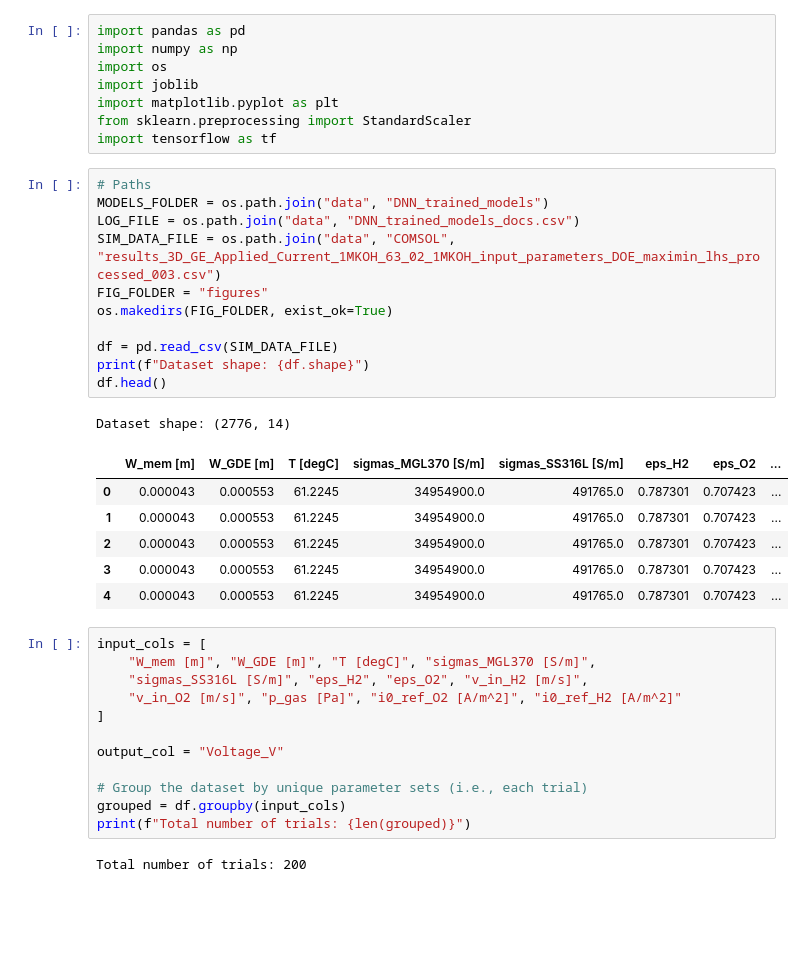
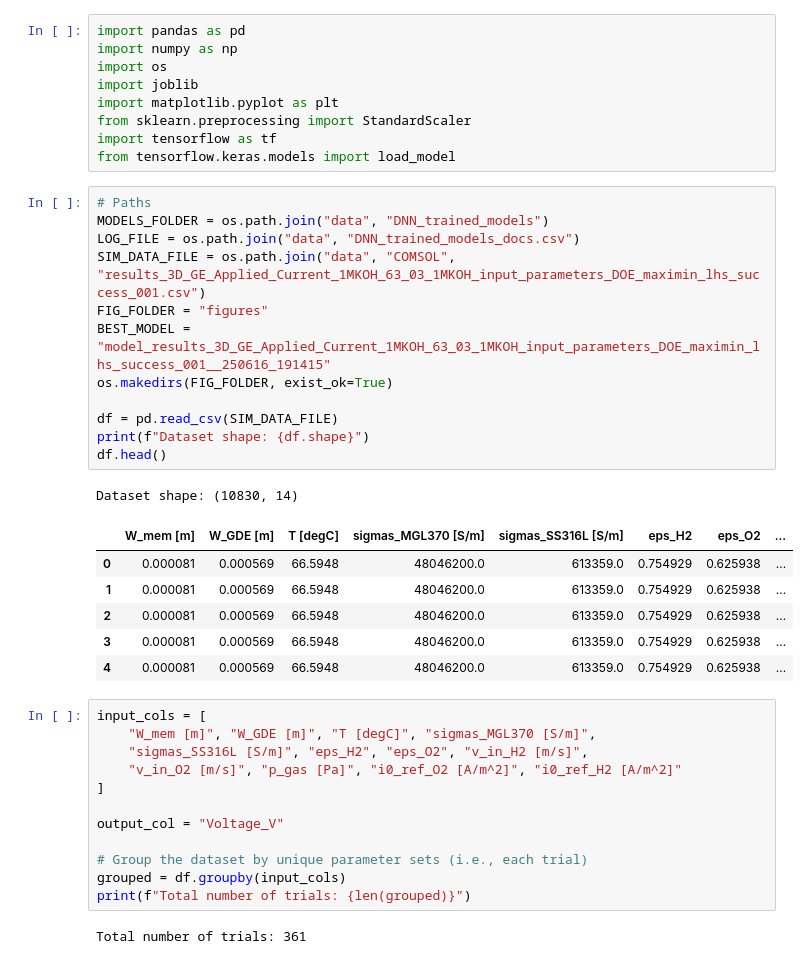
Before and after one commit to eirikur7/AEMWE_SemesterProject, a Jupyter notebook: DNN_eval_predictions.ipynb, the cells around one changed output. Cells and saved outputs as stored; diff of their text form; blank space fills up the shorter version.

```diff
--- a/DNN_eval_predictions.ipynb
+++ b/DNN_eval_predictions.ipynb
@@ -6,25 +6,27 @@ import joblib
 import matplotlib.pyplot as plt
 from sklearn.preprocessing import StandardScaler
 import tensorflow as tf
+from tensorflow.keras.models import load_model
 # %%
 # Paths
 MODELS_FOLDER = os.path.join("data", "DNN_trained_models")
 LOG_FILE = os.path.join("data", "DNN_trained_models_docs.csv")
-SIM_DATA_FILE = os.path.join("data", "COMSOL", "results_3D_GE_Applied_Current_1MKOH_63_02_1MKOH_input_parameters_DOE_maximin_lhs_processed_003.csv")
+SIM_DATA_FILE = os.path.join("data", "COMSOL", "results_3D_GE_Applied_Current_1MKOH_63_03_1MKOH_input_parameters_DOE_maximin_lhs_success_001.csv")
 FIG_FOLDER = "figures"
+BEST_MODEL = "model_results_3D_GE_Applied_Current_1MKOH_63_03_1MKOH_input_parameters_DOE_maximin_lhs_success_001__250616_191415"
 os.makedirs(FIG_FOLDER, exist_ok=True)
 
 df = pd.read_csv(SIM_DATA_FILE)
 print(f"Dataset shape: {df.shape}")
 df.head()
 # %% [output]
-Dataset shape: (2776, 14)
+Dataset shape: (10830, 14)
 |  | W_mem [m] | W_GDE [m] | T [degC] | sigmas_MGL370 [S/m] | sigmas_SS316L [S/m] | eps_H2 | eps_O2 | ... |
-| 0 | 0.000043 | 0.000553 | 61.2245 | 34954900.0 | 491765.0 | 0.787301 | 0.707423 | ... |
-| 1 | 0.000043 | 0.000553 | 61.2245 | 34954900.0 | 491765.0 | 0.787301 | 0.707423 | ... |
-| 2 | 0.000043 | 0.000553 | 61.2245 | 34954900.0 | 491765.0 | 0.787301 | 0.707423 | ... |
-| 3 | 0.000043 | 0.000553 | 61.2245 | 34954900.0 | 491765.0 | 0.787301 | 0.707423 | ... |
-| 4 | 0.000043 | 0.000553 | 61.2245 | 34954900.0 | 491765.0 | 0.787301 | 0.707423 | ... |
+| 0 | 0.000081 | 0.000569 | 66.5948 | 48046200.0 | 613359.0 | 0.754929 | 0.625938 | ... |
+| 1 | 0.000081 | 0.000569 | 66.5948 | 48046200.0 | 613359.0 | 0.754929 | 0.625938 | ... |
+| 2 | 0.000081 | 0.000569 | 66.5948 | 48046200.0 | 613359.0 | 0.754929 | 0.625938 | ... |
+| 3 | 0.000081 | 0.000569 | 66.5948 | 48046200.0 | 613359.0 | 0.754929 | 0.625938 | ... |
+| 4 | 0.000081 | 0.000569 | 66.5948 | 48046200.0 | 613359.0 | 0.754929 | 0.625938 | ... |
 # %%
 input_cols = [
     "W_mem [m]", "W_GDE [m]", "T [degC]", "sigmas_MGL370 [S/m]",
@@ -38,7 +40,7 @@ output_col = "Voltage_V"
 grouped = df.groupby(input_cols)
 print(f"Total number of trials: {len(grouped)}")
 # %% [output]
-Total number of trials: 200
+Total number of trials: 361
 # %%
 # Select trial index
 trial_index = 100
```
Also changed, not shown: parts of 11 cells of this notebook, 9 other files.
